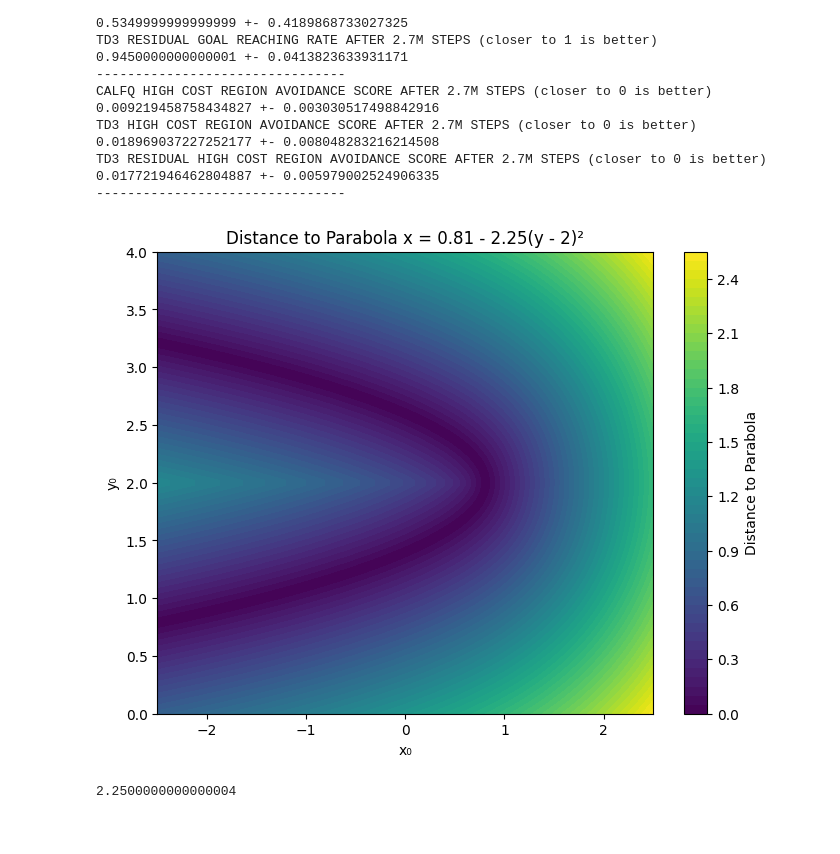
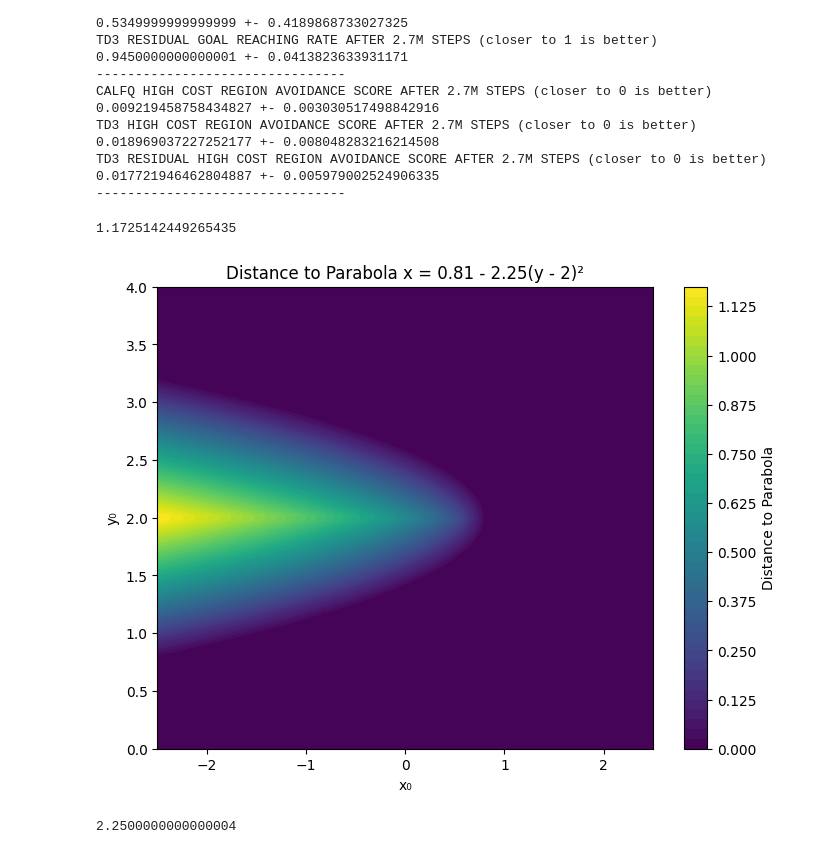
Before and after one commit to aidagroup/calf-enhance, a Jupyter notebook: run/analysis.ipynb, the cells around one changed output. Drawn from its saved outputs; the diff is of its cells as text; code cells hidden in the pictures.

Commit message:
chore: update dependencies and enhance analysis notebook with new plots and statistics

```diff
--- a/run/analysis.ipynb
+++ b/run/analysis.ipynb
@@ -5,7 +5,9 @@ import matplotlib.pyplot as plt
 
 import numpy as np
 from scipy.optimize import root_scalar
+import scienceplots
 
+plt.style.use(["science"])
 
 calfq_data = pd.read_csv("expdata/calfq_update.csv")
 td3_data = pd.read_csv("expdata/td3_update.csv")
@@ -26,8 +28,10 @@ stds = (
     .groupby("step")["value"]
     .std()
 )
+print("CALF-Enhance")
+print("Means after 2.7M steps", np.mean(means.loc[2_700_000:]), "±", np.std(means.loc[2_700_000:]))
 
-plt.plot(means, label="CALF-TD3")
+plt.plot(means, label=r"\textbf{Ours}")
 plt.fill_between(means.index, means - stds, means + stds, alpha=0.2)
 # plt.axhline(y=-700, color="black", linestyle="--")
 means = (
@@ -42,6 +46,8 @@ stds = (
 )
 plt.plot(means, label="TD3")
 plt.fill_between(means.index, means - stds, means + stds, alpha=0.2)
+print("TD3")
+print("Means after 2.7M steps", np.mean(means.loc[2_900_000:]), "±", np.std(means.loc[2_900_000:]))
 
 
 means = (
@@ -54,9 +60,10 @@ stds = (
     .groupby("step")["value"]
     .std()
 )
-plt.plot(means, label="TD3 Residual")
+plt.plot(means, label="Residual RL (TD3-backbone)")
 plt.fill_between(means.index, means - stds, means + stds, alpha=0.2)
-
+print("Residual RL (TD3-backbone)")
+print("Means after 2.7M steps", np.mean(means.loc[2_900_000:]), "±", np.std(means.loc[2_900_000:]))
 
 plt.axvline(
     x=0.9 * 3_000_000, color="black", linestyle="--", label="No more calls of fallback"
@@ -68,5 +75,5 @@ plt.title("Episode Return")
 plt.xlabel("Step")
 plt.ylabel("Rolling 20-Episode Return")
 plt.grid()
-plt.savefig("../gfx/episode_return_calf_td3_vs_td3.png")
+plt.savefig("../gfx/episode_return.pdf")
 # %% [output]
@@ -195,36 +216,38 @@ def distance_to_parabola(x0, y0):
         distance: float - shortest distance
         x_closest: float - x on the parabola
         y_closest: float - y on the parabola
     """
 
     def D2(y):  # Squared distance function
         x_parabola = 0.81 - 2.25 * (y - 2) ** 2
         return (x_parabola - x0) ** 2 + (y - y0) ** 2
 
     result = minimize_scalar(D2, bounds=(0, 4), method="bounded")
     distance = np.sqrt(result.fun)
-
+    if x0 > 0.81 - 2.25*(y0 - 2)**2:
+        return 0.0
     return distance
 
 
 # Create grid of x0 and y0 values
 x_vals = np.linspace(-2.5, 2.5, 100)
 y_vals = np.linspace(0, 4, 100)
 X, Y = np.meshgrid(x_vals, y_vals)
 
 # Evaluate distance at each point
 Z = np.vectorize(distance_to_parabola)(X, Y)
-
+print(np.max(Z))
 # Plot as a heatmap
 plt.figure(figsize=(8, 6))
 contour = plt.contourf(X, Y, Z, levels=50, cmap="viridis")
 plt.colorbar(contour, label="Distance to Parabola")
 plt.title("Distance to Parabola x = 0.81 - 2.25(y - 2)²")
 plt.xlabel("x₀")
 plt.ylabel("y₀")
 plt.show()
 # %% [output]
+1.1725142449265435
-[figure, old version]
+[figure, new version]
 # %%
 0.81 / 0.36
 # %% [output]
```
Also changed, not shown: parts of 3 cells of this notebook, 6 other files.
